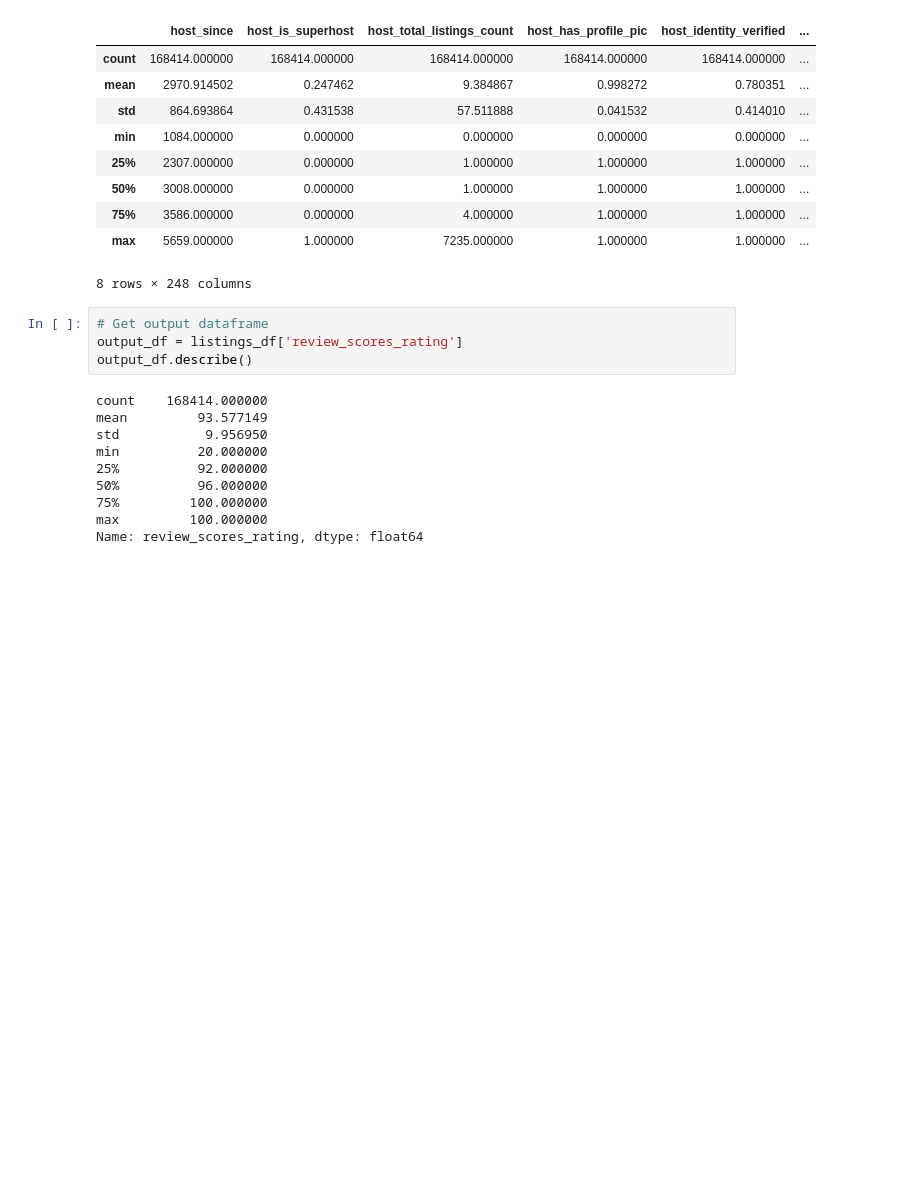
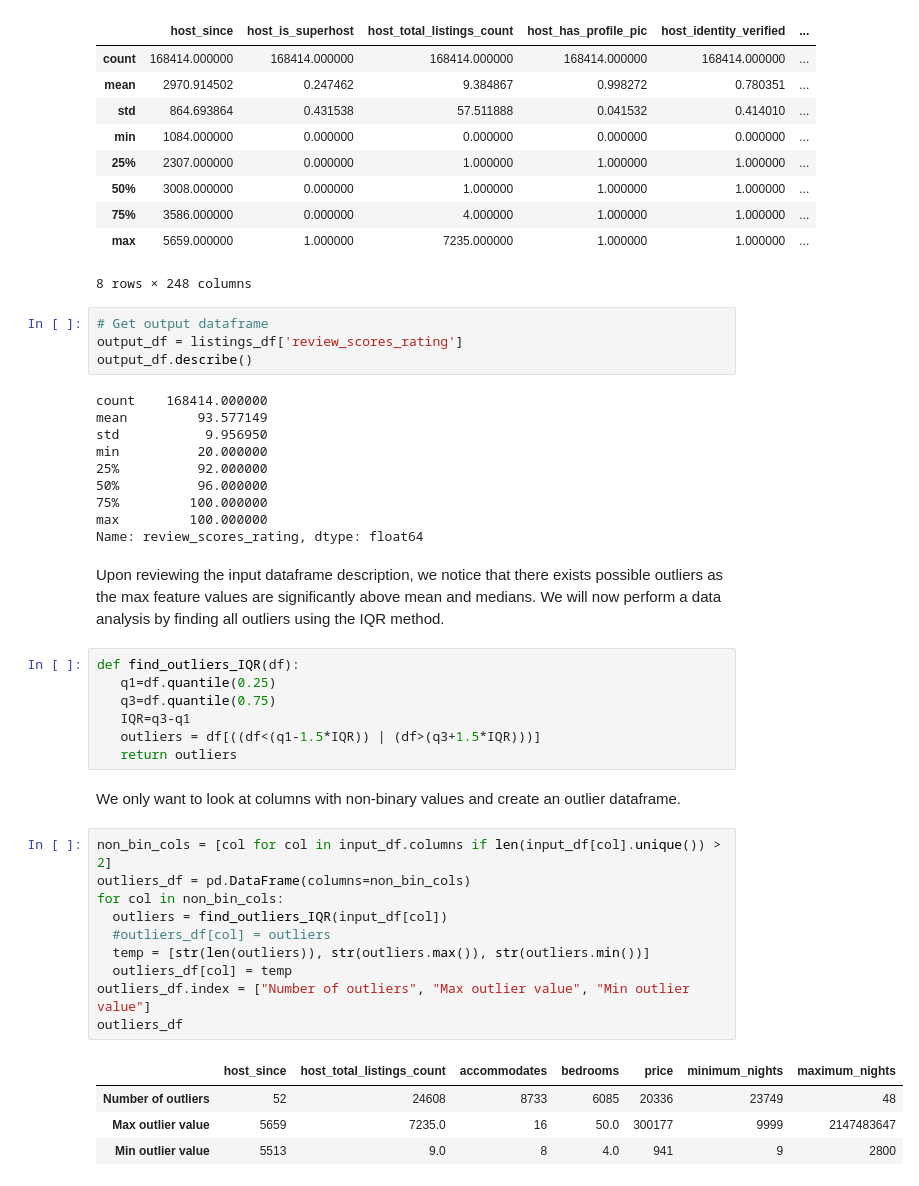
Before and after one commit to BrianMorse12604/151AGroupProject, a Jupyter notebook: project.ipynb, the cells around one changed output. Drawn from its saved outputs; the diff is of its cells as text; blank space fills up the shorter version.

```diff
--- a/project.ipynb
+++ b/project.ipynb
@@ -296,3 +297,29 @@ min          20.000000
 75%         100.000000
 max         100.000000
 Name: review_scores_rating, dtype: float64
+# %% [markdown]
+Upon reviewing the input dataframe description, we notice that there exists possible outliers as the max feature values are significantly above mean and medians. We will now perform a data analysis by finding all outliers using the IQR method.
+# %%
+def find_outliers_IQR(df):
+   q1=df.quantile(0.25)
+   q3=df.quantile(0.75)
+   IQR=q3-q1
+   outliers = df[((df<(q1-1.5*IQR)) | (df>(q3+1.5*IQR)))]
+   return outliers
+# %% [markdown]
+We only want to look at columns with non-binary values and create an outlier dataframe.
+# %%
+non_bin_cols = [col for col in input_df.columns if len(input_df[col].unique()) > 2]
+outliers_df = pd.DataFrame(columns=non_bin_cols)
+for col in non_bin_cols:
+  outliers = find_outliers_IQR(input_df[col])
+  #outliers_df[col] = outliers
+  temp = [str(len(outliers)), str(outliers.max()), str(outliers.min())]
+  outliers_df[col] = temp
+outliers_df.index = ["Number of outliers", "Max outlier value", "Min outlier value"]
+outliers_df
+# %% [output]
+|  | host_since | host_total_listings_count | accommodates | bedrooms | price | minimum_nights | maximum_nights |
+| Number of outliers | 52 | 24608 | 8733 | 6085 | 20336 | 23749 | 48 |
+| Max outlier value | 5659 | 7235.0 | 16 | 50.0 | 300177 | 9999 | 2147483647 |
+| Min outlier value | 5513 | 9.0 | 8 | 4.0 | 941 | 9 | 2800 |
```
Also changed, not shown: parts of 7 cells of this notebook.
